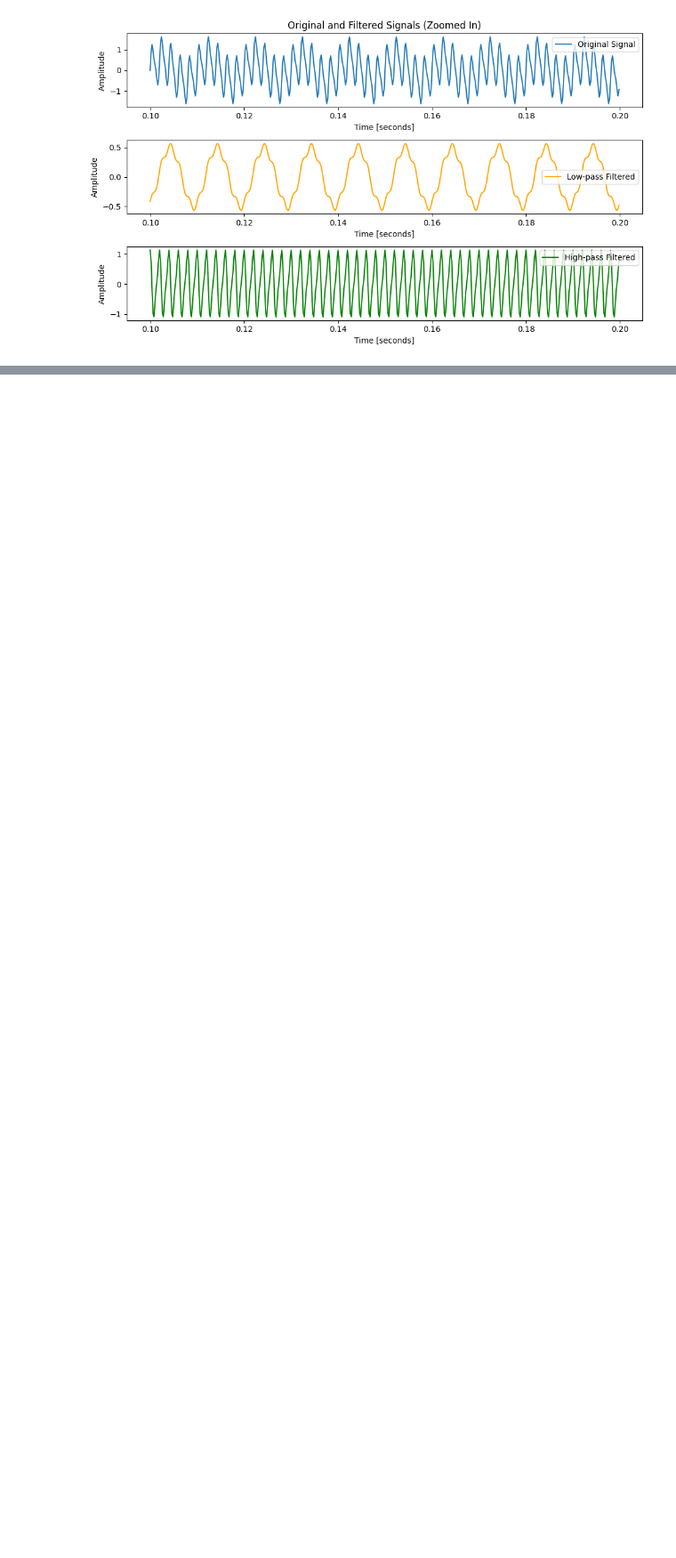
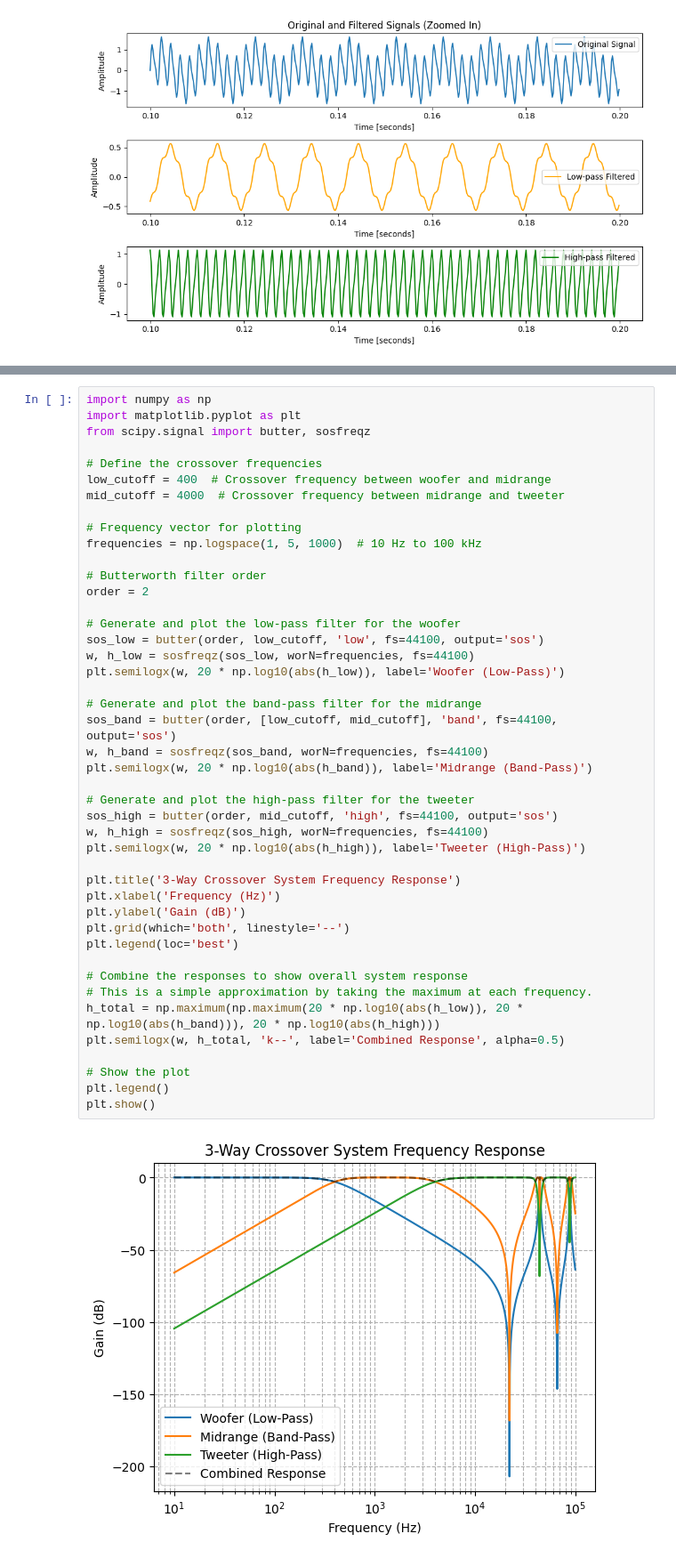
Before and after one commit to Darthph0enix7/IIR_Filter_Basics, a Jupyter notebook: Butterworth_Filter_Demo.ipynb, the cells around one changed output, grey strips where cells are left out. Shown at 89% size. Cells and saved outputs as stored; diff of their text form; blank space fills up the shorter version.

```diff
--- a/Butterworth_Filter_Demo.ipynb
+++ b/Butterworth_Filter_Demo.ipynb
@@ -302,0 +342,46 @@ plt.show()
+# %%
+import numpy as np
+import matplotlib.pyplot as plt
+from scipy.signal import butter, sosfreqz
+
+# Define the crossover frequencies
+low_cutoff = 400  # Crossover frequency between woofer and midrange
+mid_cutoff = 4000  # Crossover frequency between midrange and tweeter
+
+# Frequency vector for plotting
+frequencies = np.logspace(1, 5, 1000)  # 10 Hz to 100 kHz
+
+# Butterworth filter order
+order = 2
+
+# Generate and plot the low-pass filter for the woofer
+sos_low = butter(order, low_cutoff, 'low', fs=44100, output='sos')
+w, h_low = sosfreqz(sos_low, worN=frequencies, fs=44100)
+plt.semilogx(w, 20 * np.log10(abs(h_low)), label='Woofer (Low-Pass)')
+
+# Generate and plot the band-pass filter for the midrange
+sos_band = butter(order, [low_cutoff, mid_cutoff], 'band', fs=44100, output='sos')
+w, h_band = sosfreqz(sos_band, worN=frequencies, fs=44100)
+plt.semilogx(w, 20 * np.log10(abs(h_band)), label='Midrange (Band-Pass)')
+
+# Generate and plot the high-pass filter for the tweeter
+sos_high = butter(order, mid_cutoff, 'high', fs=44100, output='sos')
+w, h_high = sosfreqz(sos_high, worN=frequencies, fs=44100)
+plt.semilogx(w, 20 * np.log10(abs(h_high)), label='Tweeter (High-Pass)')
+
+plt.title('3-Way Crossover System Frequency Response')
+plt.xlabel('Frequency (Hz)')
+plt.ylabel('Gain (dB)')
+plt.grid(which='both', linestyle='--')
+plt.legend(loc='best')
+
+# Combine the responses to show overall system response
+# This is a simple approximation by taking the maximum at each frequency.
+h_total = np.maximum(np.maximum(20 * np.log10(abs(h_low)), 20 * np.log10(abs(h_band))), 20 * np.log10(abs(h_high)))
+plt.semilogx(w, h_total, 'k--', label='Combined Response', alpha=0.5)
+
+# Show the plot
+plt.legend()
+plt.show()
+# %% [output]
+[figure, added]
```
Also changed, not shown: parts of 1 cell of this notebook, 4 other files.
